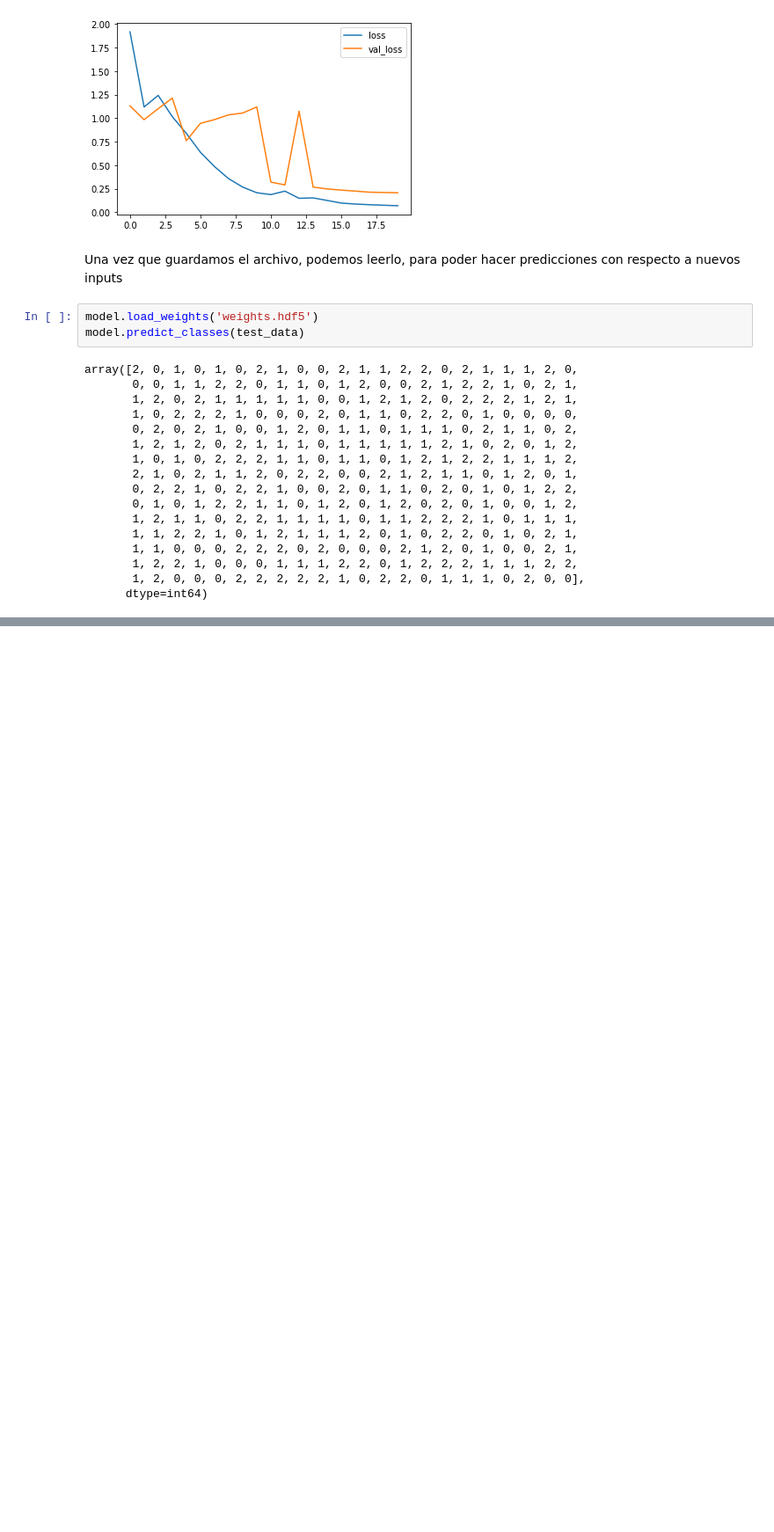
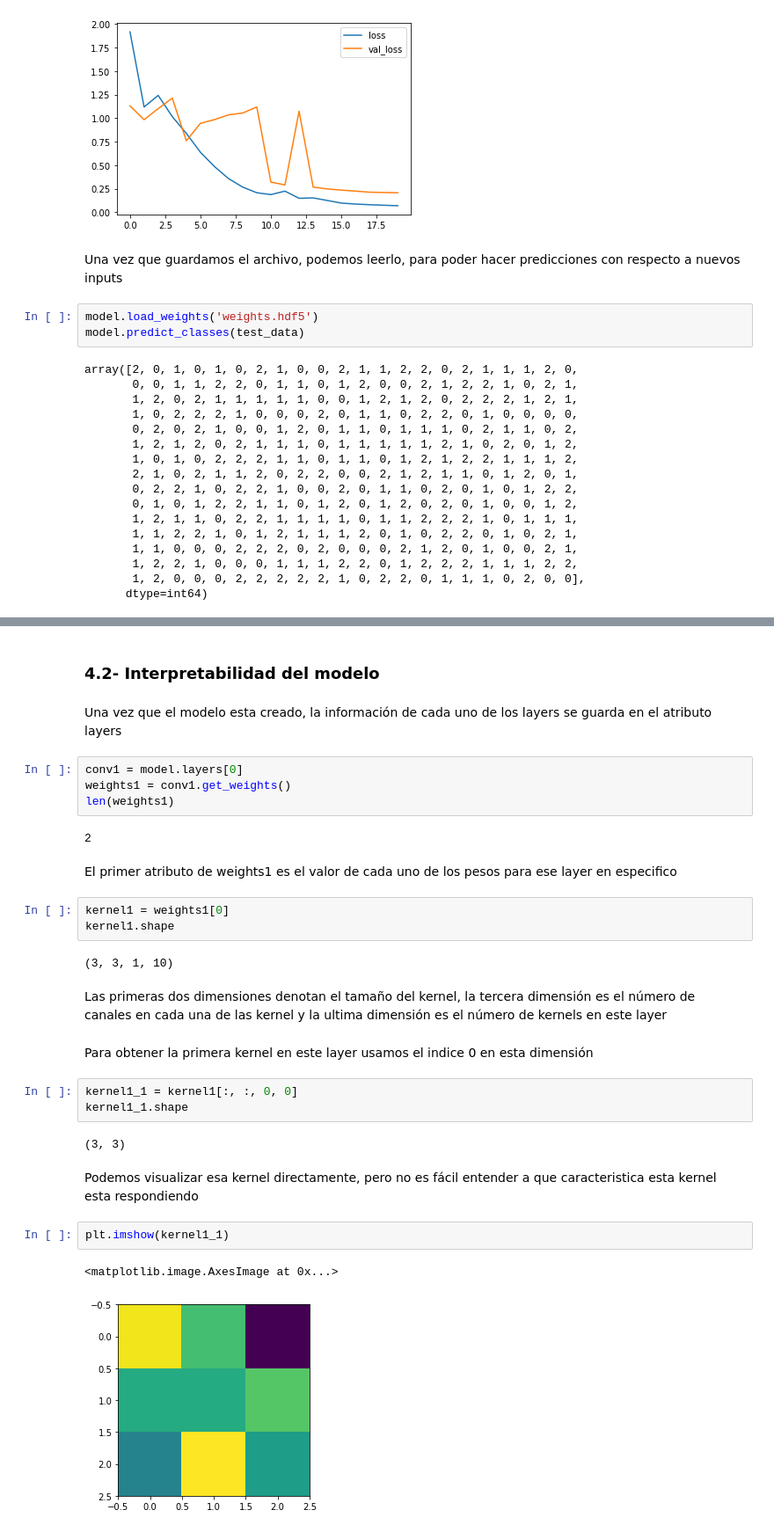
Before and after one commit to PamelaMunozCaceres/Python-Study, a Jupyter notebook: Image Processing with keras in Python.ipynb, the cells around one changed output, grey strips where cells are left out. Shown at 88% size. Drawn from its saved outputs; the diff is of its cells as text; blank space fills up the shorter version.

```diff
--- a/Image Processing with keras in Python.ipynb
+++ b/Image Processing with keras in Python.ipynb
@@ -843,0 +950,33 @@ array([2, 0, 1, 0, 1, 0, 2, 1, 0, 0, 2, 1, 1, 2, 2, 0, 2, 1, 1, 1, 2, 0,
+# %% [markdown]
+### 4.2- Interpretabilidad del modelo
+# %% [markdown]
+Una vez que el modelo esta creado, la información de cada uno de los layers se guarda en el atributo layers
+# %%
+conv1 = model.layers[0]
+weights1 = conv1.get_weights()
+len(weights1)
+# %% [output]
+2
+# %% [markdown]
+El primer atributo de weights1 es el valor de cada uno de los pesos para ese layer en especifico
+# %%
+kernel1 = weights1[0]
+kernel1.shape
+# %% [output]
+(3, 3, 1, 10)
+# %% [markdown]
+Las primeras dos dimensiones denotan el tamaño del kernel, la tercera dimensión es el número de canales en cada una de las kernel y la ultima dimensión es el número de kernels en este layer
+# %% [markdown]
+Para obtener la primera kernel en este layer usamos el indice 0 en esta dimensión
+# %%
+kernel1_1 = kernel1[:, :, 0, 0]
+kernel1_1.shape
+# %% [output]
+(3, 3)
+# %% [markdown]
+Podemos visualizar esa kernel directamente, pero no es fácil entender a que caracteristica esta kernel esta respondiendo
+# %%
+plt.imshow(kernel1_1)
+# %% [output]
+<matplotlib.image.AxesImage at 0x...>
+[figure, added]
```
Also changed, not shown: parts of 15 cells of this notebook.
